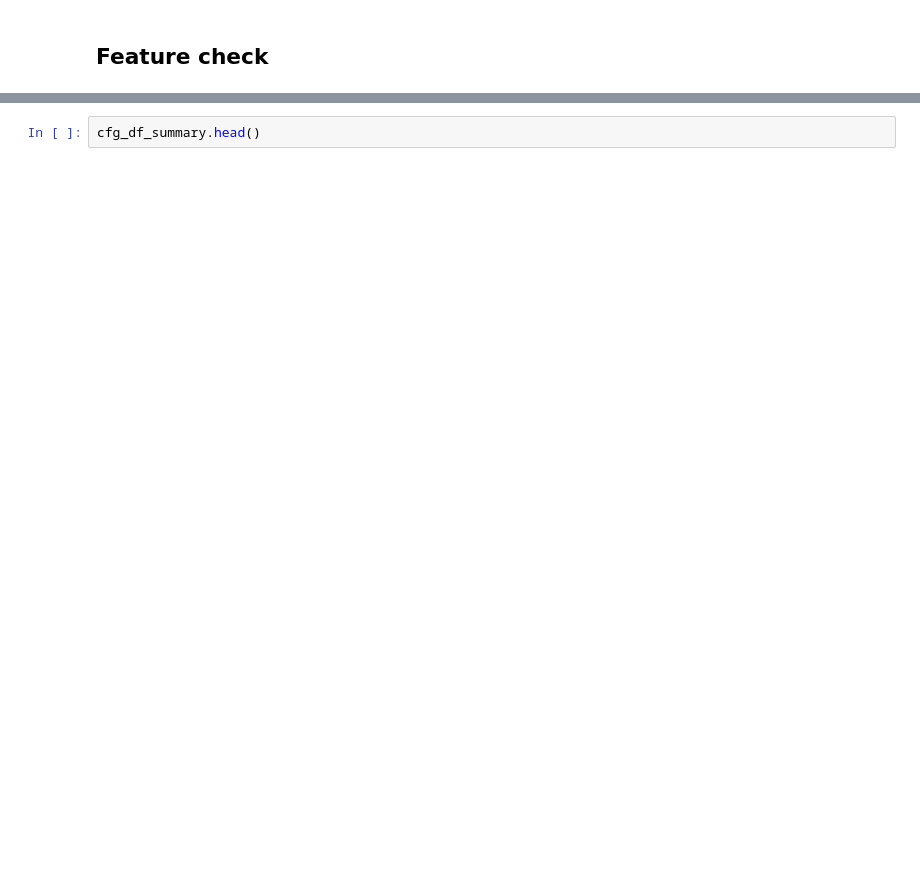
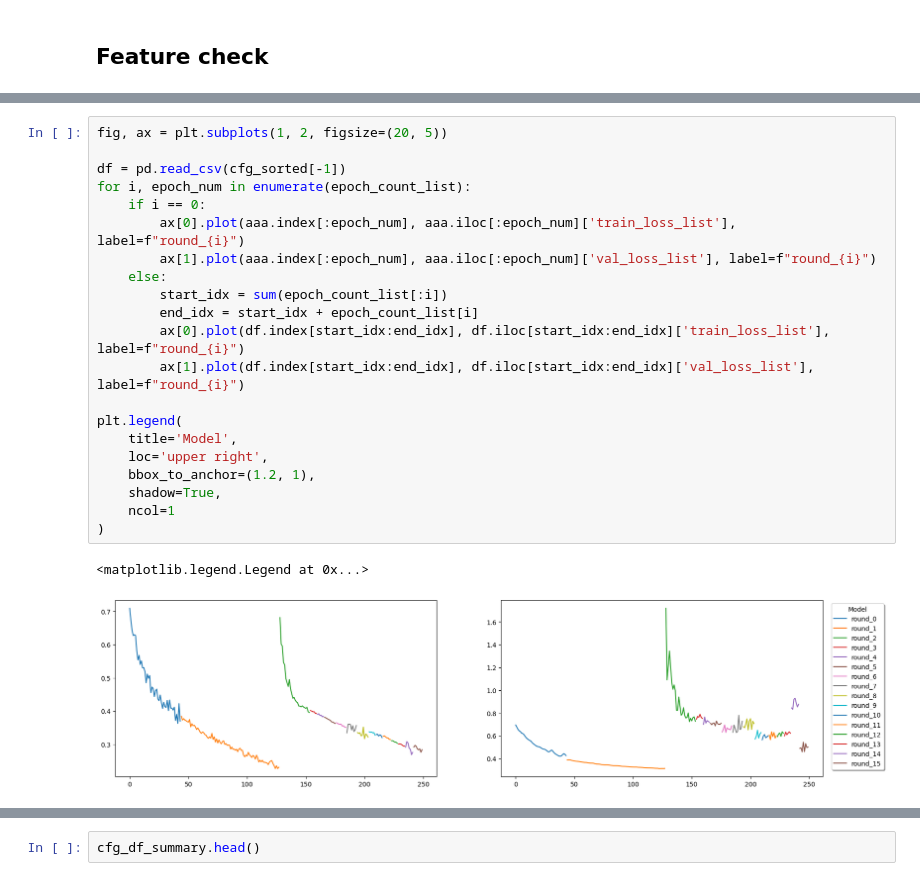
Before and after one commit to CeHouGIS/Safety_Perception_HK, a Jupyter notebook: safety_perception_model/single_model/feature_check.ipynb, the cells around one changed output, grey strips where cells are left out. Drawn from its saved outputs; the diff is of its cells as text; blank space fills up the shorter version.

```diff
--- a/safety_perception_model/single_model/feature_check.ipynb
+++ b/safety_perception_model/single_model/feature_check.ipynb
@@ -2,0 +69,24 @@
+# %%
+fig, ax = plt.subplots(1, 2, figsize=(20, 5))
+
+df = pd.read_csv(cfg_sorted[-1])
+for i, epoch_num in enumerate(epoch_count_list):
+    if i == 0:
+        ax[0].plot(aaa.index[:epoch_num], aaa.iloc[:epoch_num]['train_loss_list'], label=f"round_{i}")
+        ax[1].plot(aaa.index[:epoch_num], aaa.iloc[:epoch_num]['val_loss_list'], label=f"round_{i}")
+    else:
+        start_idx = sum(epoch_count_list[:i])
+        end_idx = start_idx + epoch_count_list[i]
+        ax[0].plot(df.index[start_idx:end_idx], df.iloc[start_idx:end_idx]['train_loss_list'], label=f"round_{i}")
+        ax[1].plot(df.index[start_idx:end_idx], df.iloc[start_idx:end_idx]['val_loss_list'], label=f"round_{i}")
+
+plt.legend(
+    title='Model',
+    loc='upper right',
+    bbox_to_anchor=(1.2, 1),
+    shadow=True,
+    ncol=1
+)
+# %% [output]
+<matplotlib.legend.Legend at 0x...>
+[figure, added]
```
Also changed, not shown: parts of 10 cells of this notebook, 3 other files.
